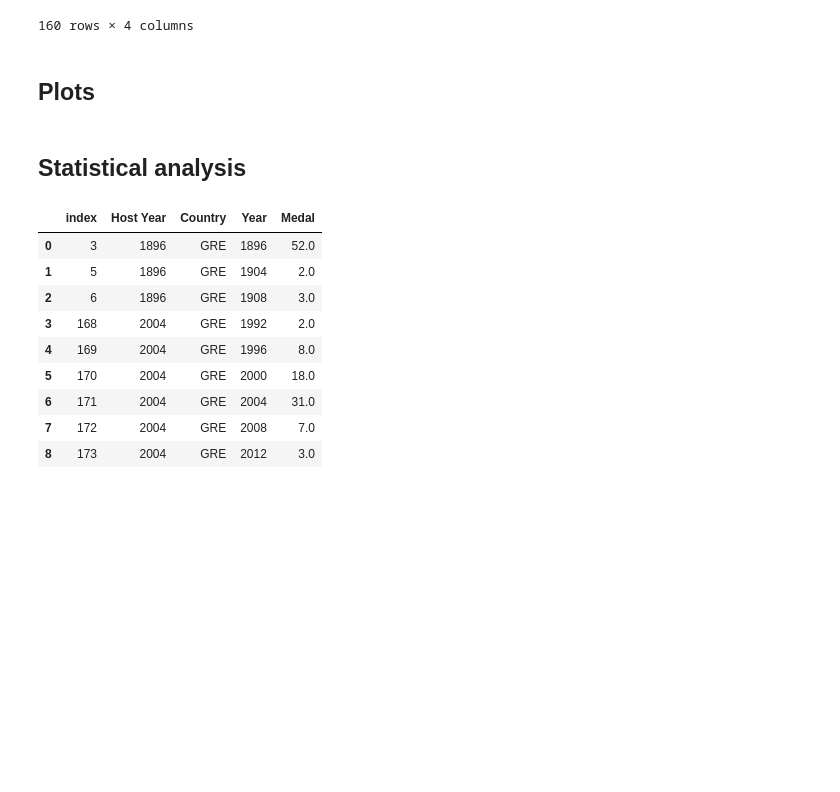
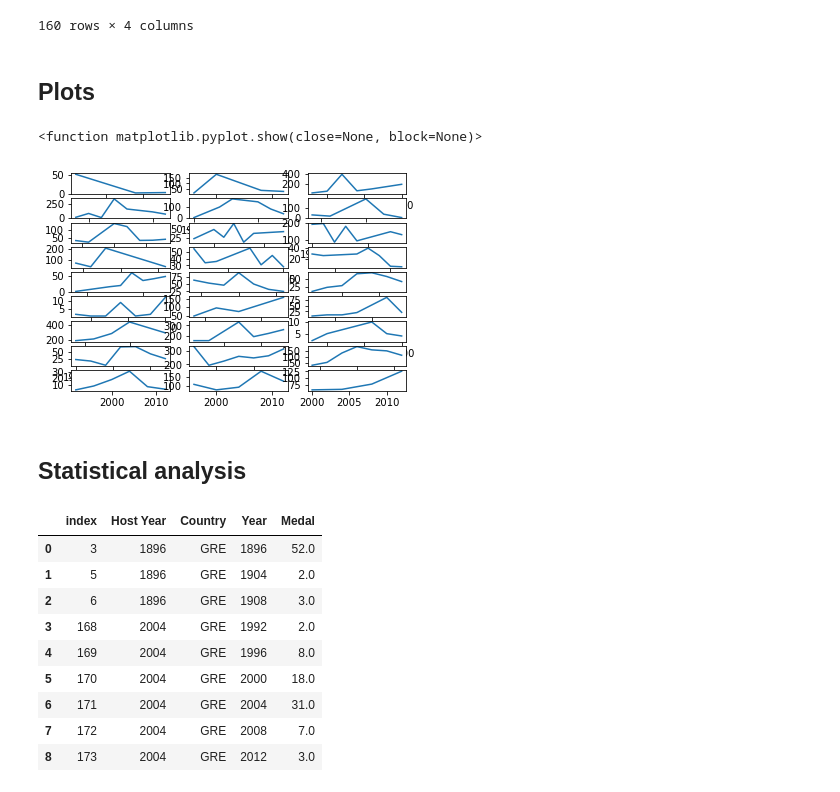
Before and after one commit to TomHOldershaw/Project_1_Team_2, a Jupyter notebook: Q3.ipynb, the cells around one changed output. Cells and saved outputs as stored; diff of their text form; code cells hidden in the pictures; blank space fills up the shorter version.

Commit message:
First plots

```diff
--- a/Q3.ipynb
+++ b/Q3.ipynb
@@ -127,10 +134,25 @@ host_medals
 | 184 | 2012 | GBR | 2008 | 77.0 |
 | 185 | 2012 | GBR | 2012 | 126.0 |
 160 rows × 4 columns
-# %% [markdown]
-## Plots
-# %% [markdown]
-## Statistical analysis
+# %% [markdown]
+## Plots
+# %%
+fig, ax = plt.subplots(9,3)
+
+for plot in range (len(years)):
+    row = int(plot/3)
+    col = plot % 3
+    plotdf = host_medals.loc[host_medals["Host Year"] == years[plot]]
+    plotyears = plotdf["Year"].to_list()
+    plotdata = plotdf["Medal"].to_list()
+    ax[row, col].plot(plotyears, plotdata)
+
+plt.show
+# %% [output]
+<function matplotlib.pyplot.show(close=None, block=None)>
+[figure, added]
+# %% [markdown]
+## Statistical analysis
 # %%
 host_medals.loc[(host_medals["Country"]=="GRE")].reset_index().tail(30)
 # %% [output]
```
Also changed, not shown: parts of 8 cells of this notebook.
